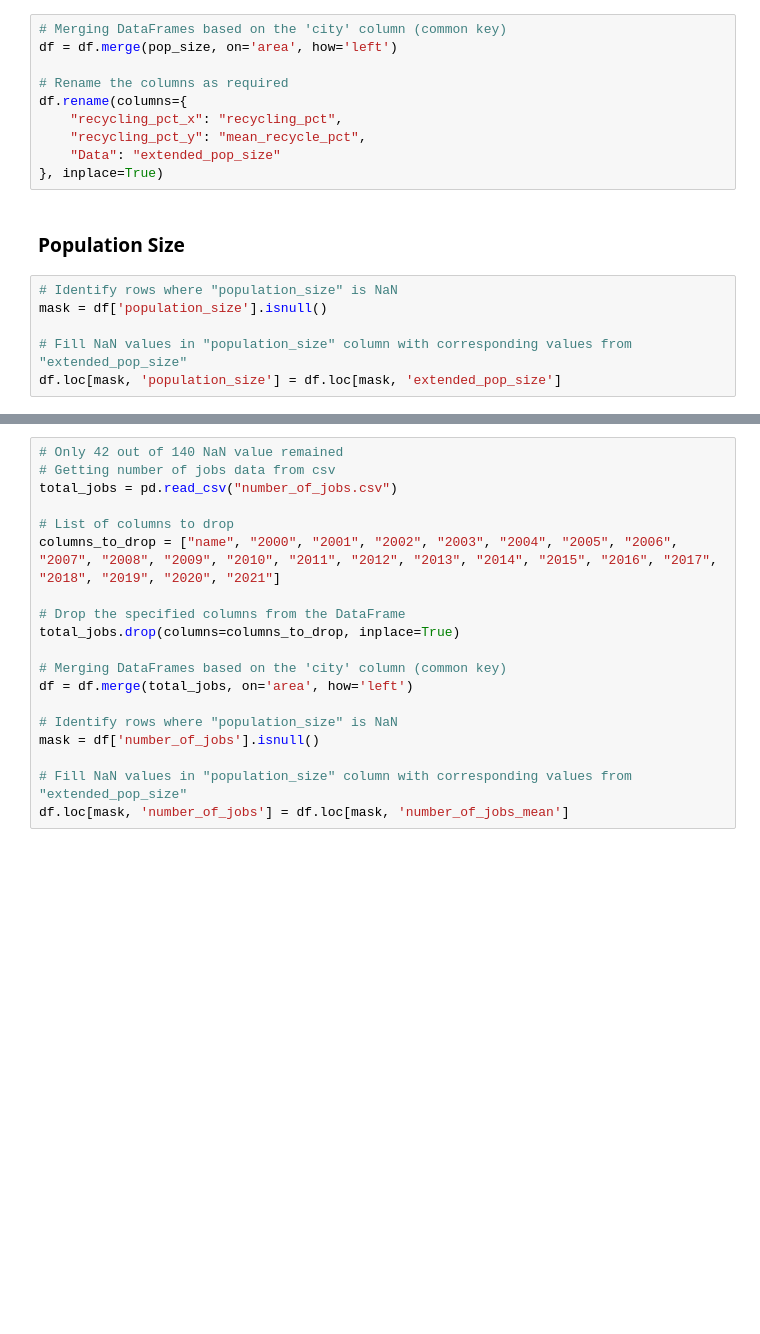
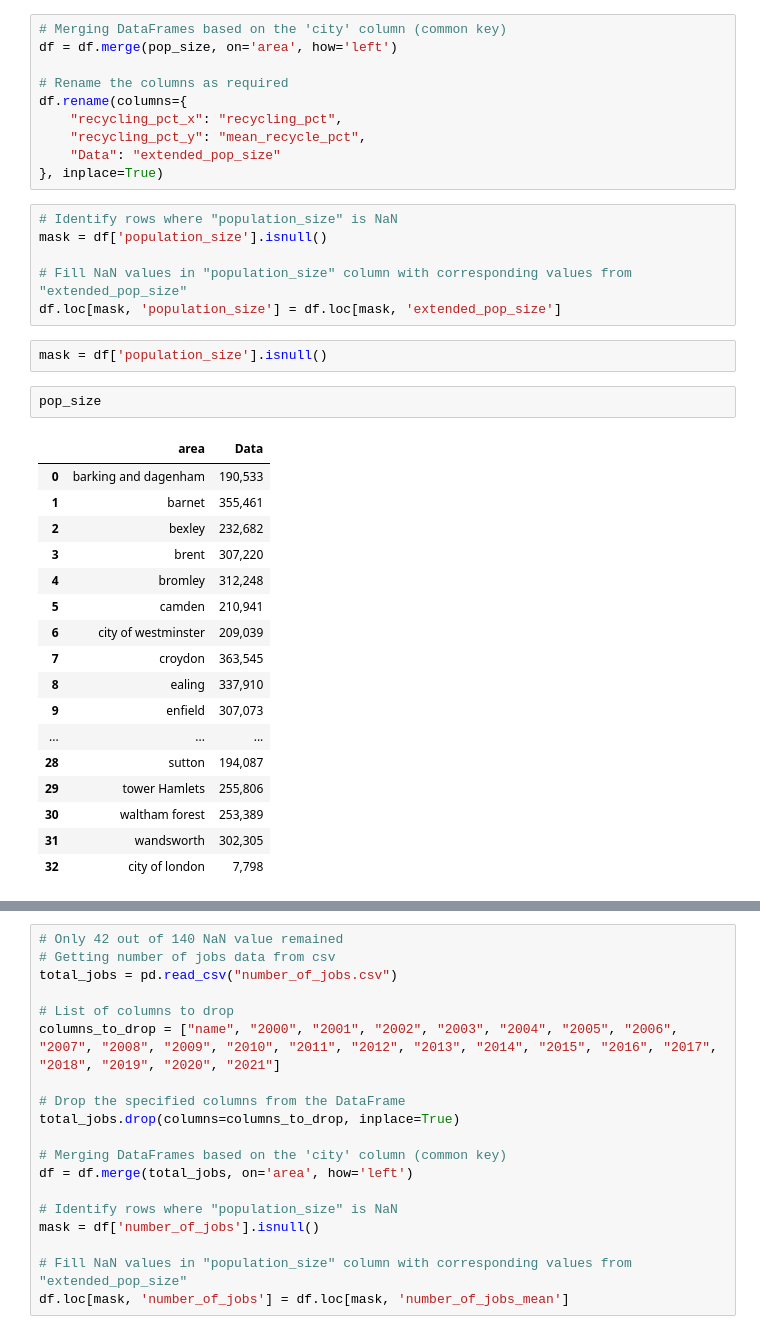
Before and after one commit to violettance/jupyter_notebooks, a Jupyter notebook: dtale_wrangling.ipynb, the cells around one changed output, grey strips where cells are left out. Drawn from its saved outputs; the diff is of its cells as text; blank space fills up the shorter version.

```diff
--- a/dtale_wrangling.ipynb
+++ b/dtale_wrangling.ipynb
@@ -185,11 +185,31 @@ df.rename(columns={
     "recycling_pct_y": "mean_recycle_pct",
     "Data": "extended_pop_size"
 }, inplace=True)
-# %% [markdown]
-### Population Size
 # %%
 # Identify rows where "population_size" is NaN
 mask = df['population_size'].isnull()
 
 # Fill NaN values in "population_size" column with corresponding values from "extended_pop_size"
 df.loc[mask, 'population_size'] = df.loc[mask, 'extended_pop_size']
+# %%
+mask = df['population_size'].isnull()
+# %%
+pop_size
+# %% [output]
+|  | area | Data |
+| 0 | barking and dagenham | 190,533 |
+| 1 | barnet | 355,461 |
+| 2 | bexley | 232,682 |
+| 3 | brent | 307,220 |
+| 4 | bromley | 312,248 |
+| 5 | camden | 210,941 |
+| 6 | city of westminster | 209,039 |
+| 7 | croydon | 363,545 |
+| 8 | ealing | 337,910 |
+| 9 | enfield | 307,073 |
+| ... | ... | ... |
+| 28 | sutton | 194,087 |
+| 29 | tower Hamlets | 255,806 |
+| 30 | waltham forest | 253,389 |
+| 31 | wandsworth | 302,305 |
+| 32 | city of london | 7,798 |
```
Also changed, not shown: parts of 31 cells of this notebook, 3 other files.
